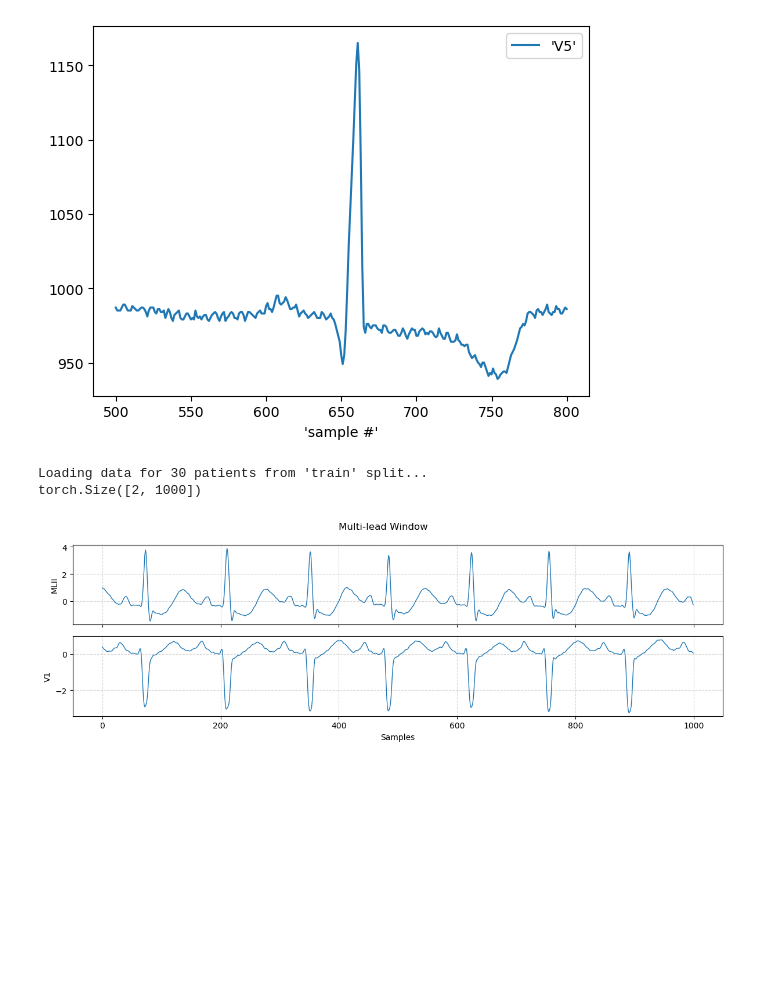
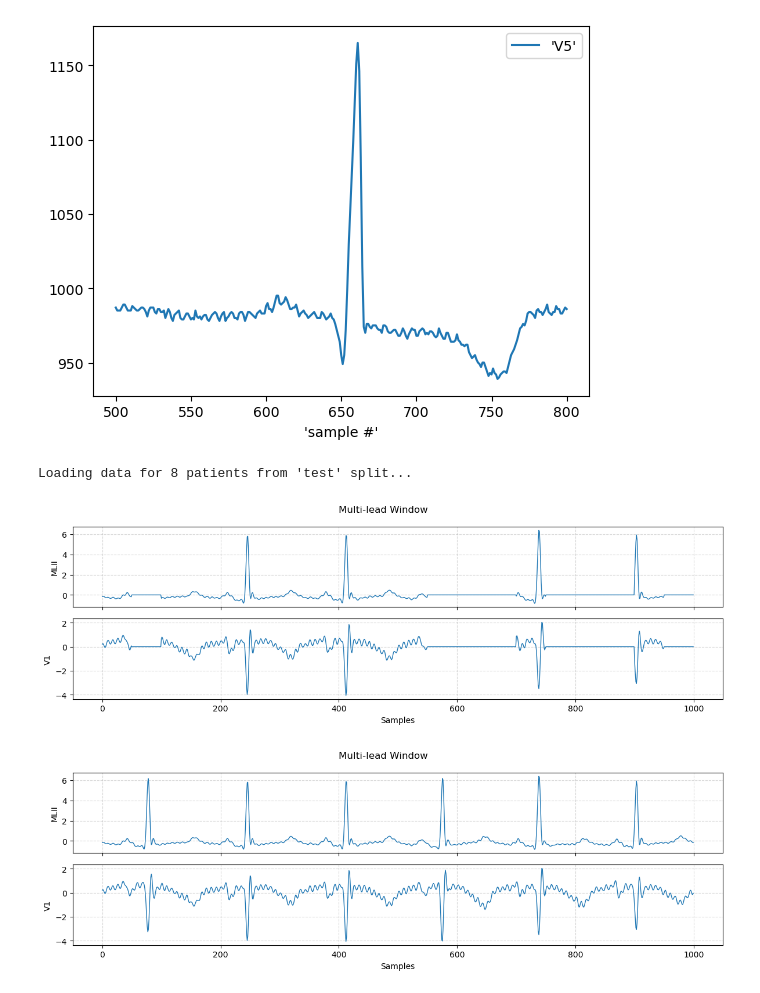
Before and after one commit to Rpadilla15/Arrhythmia-Classification, a Jupyter notebook: Experiments/data-vis.ipynb, the cells around one changed output. Drawn from its saved outputs; the diff is of its cells as text; code cells hidden in the pictures; blank space fills up the shorter version.

```diff
--- a/Experiments/data-vis.ipynb
+++ b/Experiments/data-vis.ipynb
@@ -13,5 +18,5 @@ import torch
 # %%
-ROOT_DIR = BASE_DIR.parent
+ROOT_DIR = os.path.join(BASE_DIR, '..')
 DATA_DIR =  os.path.join(ROOT_DIR, 'Data')
 # %%
 file_path = os.path.join(DATA_DIR, 'mitbih_database', '100.csv')
@@ -65,17 +70,18 @@ preprocessed_data_dir = os.path.join(DATA_DIR, 'input', 'preprocessed_data',"fs2
 json_split_path = os.path.join(DATA_DIR, 'input', 'experiment', 'leads_MLII_V1_tst0.25_rd42.json')
 
 # Double channel (MLII + V1)
-ds2 = ECGDataset(preprocessed_data_dir, window_size=1000,  json_file_path=json_split_path, mode="sliding")
-print(next(iter(ds2)).shape)  # torch.Size([2, 500])
+ds2 = ECGDataset(preprocessed_data_dir, window_size=1000,  json_file_path=json_split_path, mode="sliding", split='test')
 # %% [output]
-Loading data for 30 patients from 'train' split...
-torch.Size([2, 1000])
+Loading data for 8 patients from 'test' split...
 # %%
-x = ds2[50]
+x, y = ds2[50]
 
 plot_ecg_window(x, leads=["MLII", "V1"], title="Multi-lead Window")
+
+plot_ecg_window(y, leads=["MLII", "V1"], title="Multi-lead Window")
 # %% [output]
-[figure, old version]
+[figure, new version]
+[figure, added]
 # %%
 ds3 = ECGDataset(preprocessed_data_dir, window_size=250,  json_file_path=json_split_path, mode="beat")
 x, y = ds3[100]
```
Also changed, not shown: parts of 6 cells of this notebook, 10 other files.
